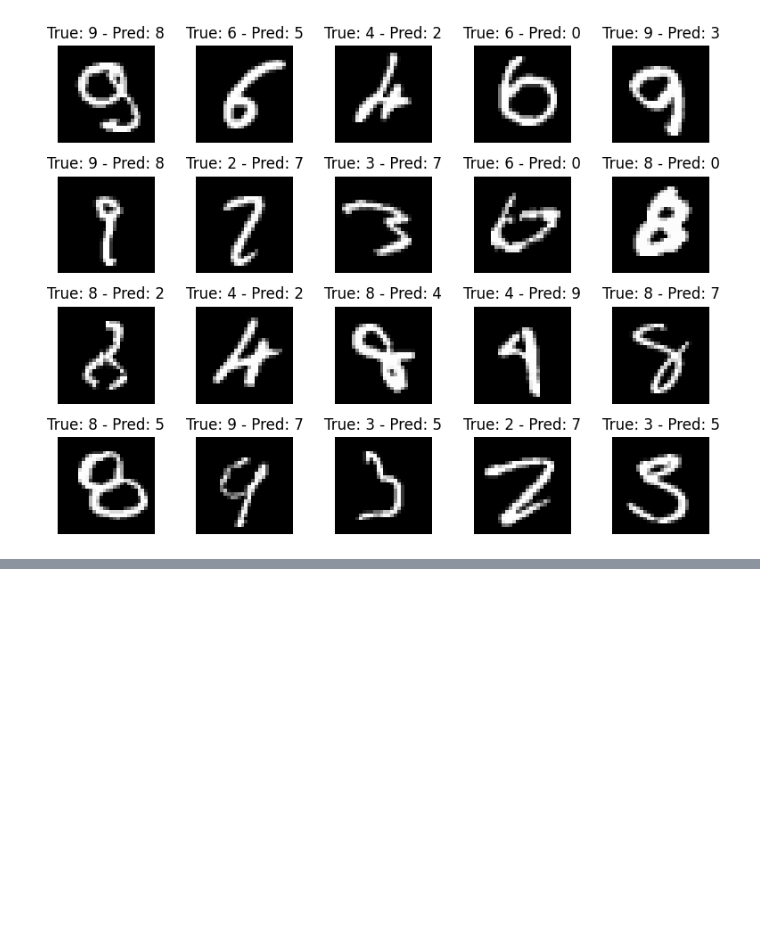
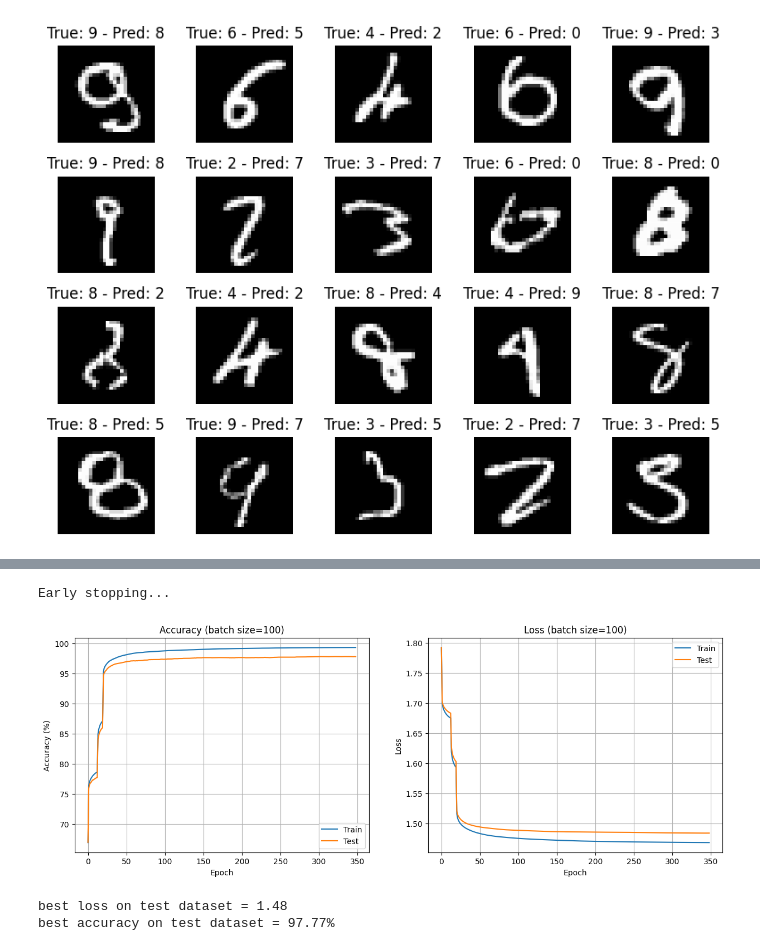
Before and after one commit to ILoveBacteria/machine-learning-assignments, a Jupyter notebook: assignment3/P3/3_MNIST_Classification.ipynb, the cells around one changed output, grey strips where cells are left out. Cells and saved outputs as stored; diff of their text form; code cells hidden in the pictures; blank space fills up the shorter version.

```diff
--- a/assignment3/P3/3_MNIST_Classification.ipynb
+++ b/assignment3/P3/3_MNIST_Classification.ipynb
@@ -817,0 +977,11 @@ plt.show()
+# %%
+%%skip
+top_level_func_training(1000)
+# %% [output]
+Early stopping...
+# %%
+plot()
+# %% [output]
+[figure, added]
+best loss on test dataset = 1.48
+best accuracy on test dataset = 97.77%
```
Also changed, not shown: parts of 27 cells of this notebook, 3 other files.
